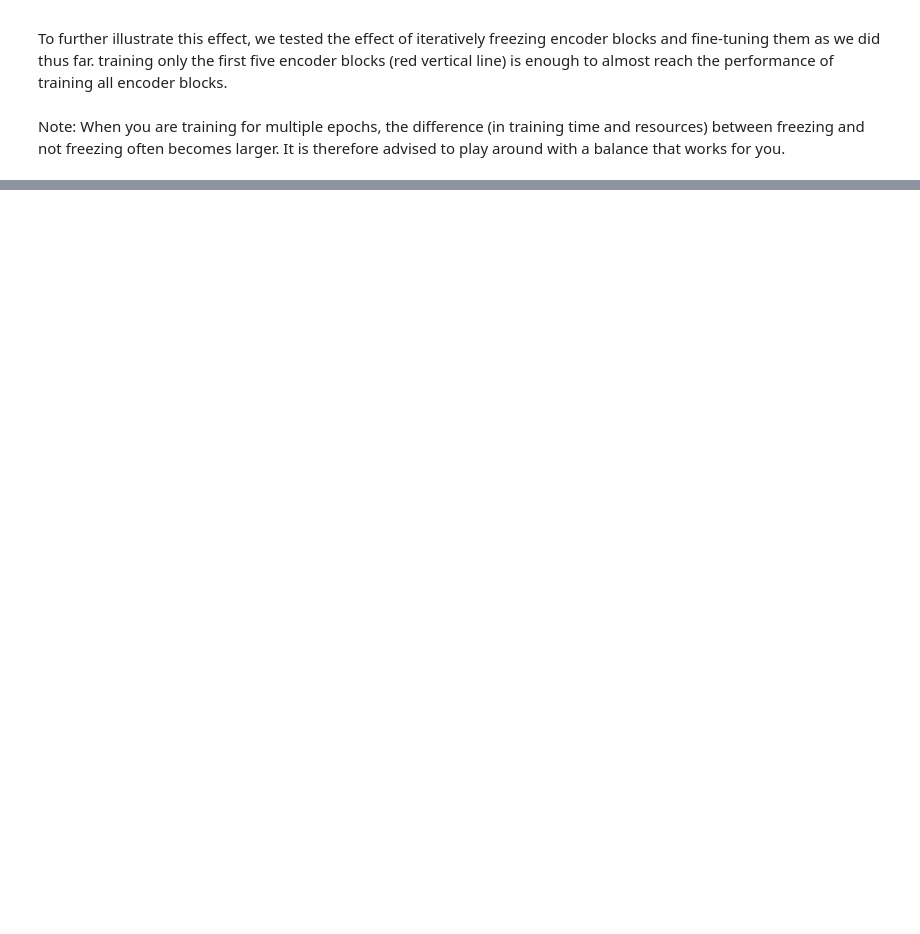
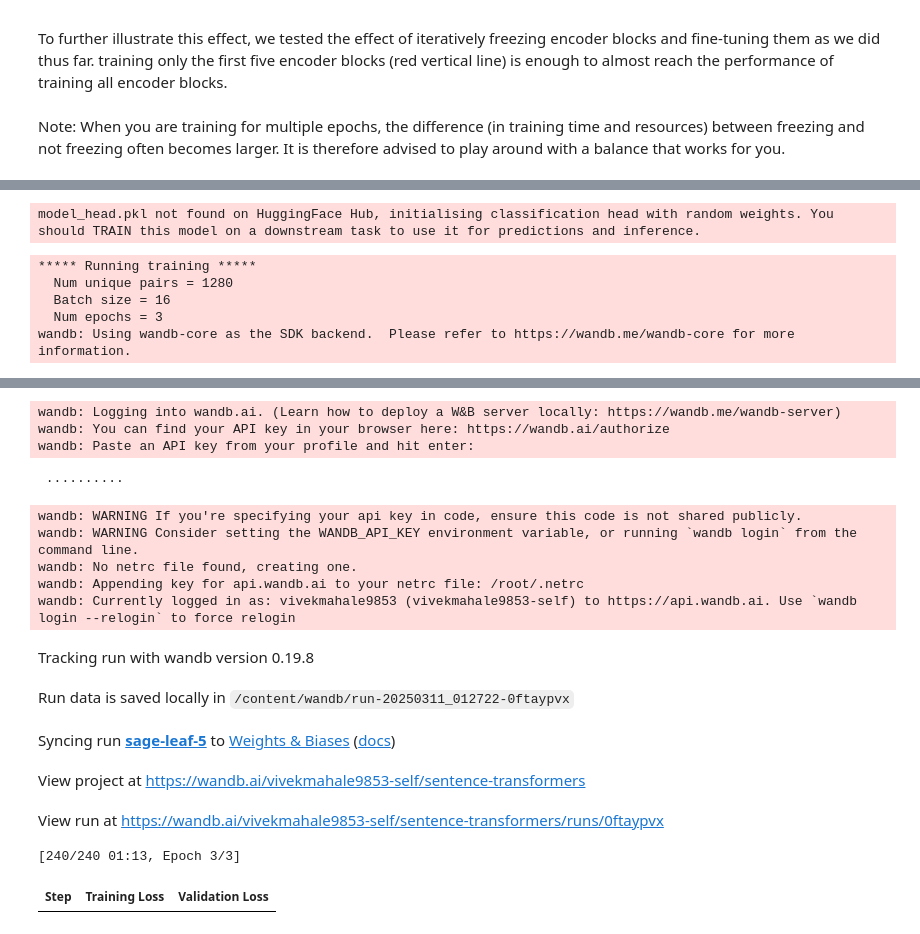
Before and after one commit to MahaleVivek/HandsOn-LLMs, a Jupyter notebook: modules/Ch11_Finetuning_representation_models_classification.ipynb, the cells around one changed output, grey strips where cells are left out. Cells and saved outputs as stored; diff of their text form; code cells hidden in the pictures; blank space fills up the shorter version.

```diff
--- a/modules/Ch11_Finetuning_representation_models_classification.ipynb
+++ b/modules/Ch11_Finetuning_representation_models_classification.ipynb
@@ -310,0 +319,22 @@ When you are training for multiple epochs, the difference (in training time and
+# %%
+from setfit import sample_dataset
+
+# We simulate a few-shot setting by sampling 16 examples per class
+sampled_train_data = sample_dataset(tomatoes["train"], num_samples=16)
+# %%
+from setfit import SetFitModel
+
+# Load a pretrained SentenceTransformer model
+model = SetFitModel.from_pretrained("sentence-transformers/all-mpnet-base-v2")
+# %% [output]
+model_head.pkl not found on HuggingFace Hub, initialising classification head with random weights. You should TRAIN this model on a downstream task to use it for predictions and inference.
+# %%
+from setfit import TrainingArguments as SetFitTrainingArguments
+from setfit import Trainer as SetFitTrainer
+
+# Define training arguments
+args = SetFitTrainingArguments(
+    num_epochs=3, # The number of epochs to use for contrastive learning
+    num_iterations=20  # The number of text pairs to generate
+)
+args.eval_strategy = args.evaluation_strategy
@@ -310,0 +344,18 @@ When you are training for multiple epochs, the difference (in training time and
+# %%
+# Create trainer
+trainer = SetFitTrainer(
+    model=model,
+    args=args,
+    train_dataset=sampled_train_data,
+    eval_dataset=test_data,
+    metric="f1"
+)
+# %%
+# Training loop
+trainer.train()
+# %% [output]
+***** Running training *****
+  Num unique pairs = 1280
+  Batch size = 16
+  Num epochs = 3
+wandb: Using wandb-core as the SDK backend.  Please refer to https://wandb.me/wandb-core for more information.
@@ -310,0 +363,16 @@ When you are training for multiple epochs, the difference (in training time and
+wandb: Logging into wandb.ai. (Learn how to deploy a W&B server locally: https://wandb.me/wandb-server)
+wandb: You can find your API key in your browser here: https://wandb.ai/authorize
+wandb: Paste an API key from your profile and hit enter:
+ ··········
+wandb: WARNING If you're specifying your api key in code, ensure this code is not shared publicly.
+wandb: WARNING Consider setting the WANDB_API_KEY environment variable, or running `wandb login` from the command line.
+wandb: No netrc file found, creating one.
+wandb: Appending key for api.wandb.ai to your netrc file: /root/.netrc
+wandb: Currently logged in as: vivekmahale9853 (vivekmahale9853-self) to https://api.wandb.ai. Use `wandb login --relogin` to force relogin
+Tracking run with wandb version 0.19.8
+Run data is saved locally in /content/wandb/run-20250311_012722-0ftaypvx
+Syncing run sage-leaf-5 to Weights & Biases (docs)
+View project at https://wandb.ai/vivekmahale9853-self/sentence-transformers
+View run at https://wandb.ai/vivekmahale9853-self/sentence-transformers/runs/0ftaypvx
+[240/240 01:13, Epoch 3/3]
+| Step | Training Loss | Validation Loss |
```
Also changed, not shown: parts of 48 cells of this notebook.
